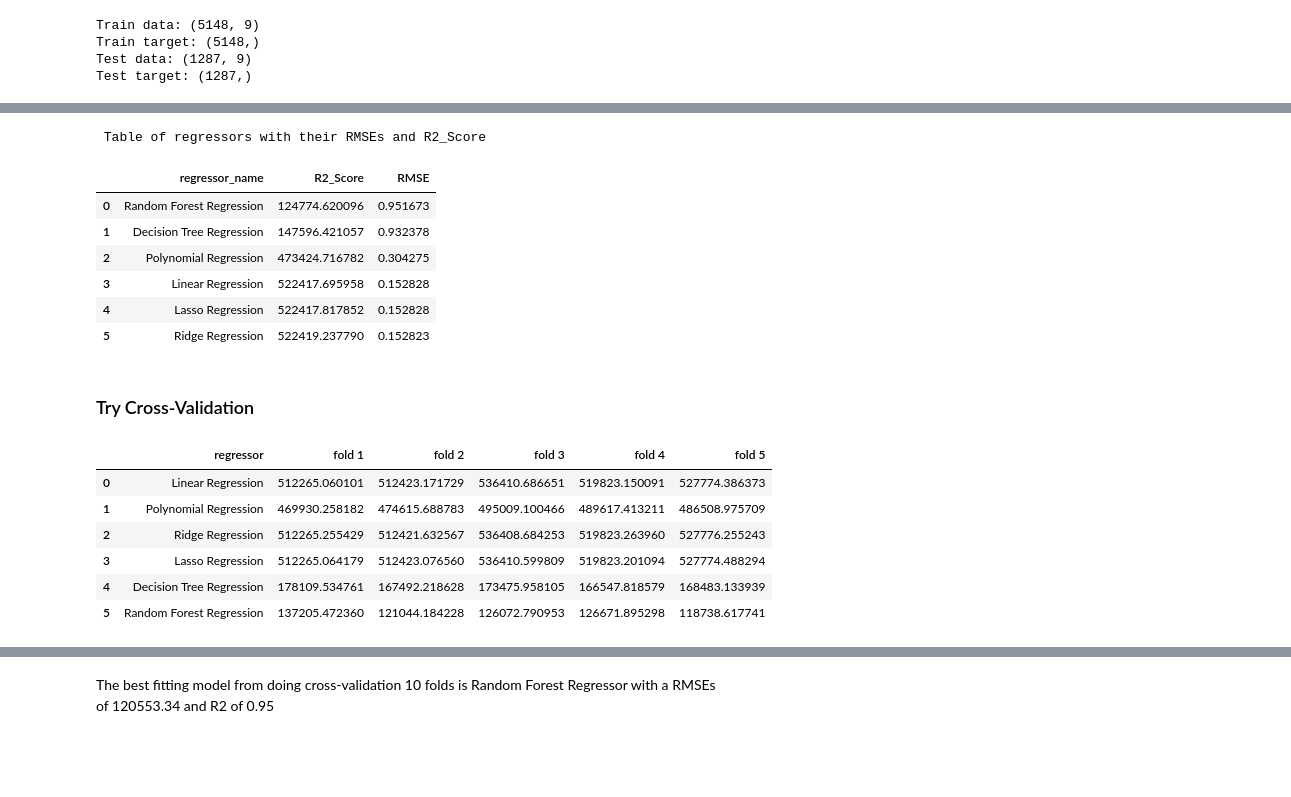
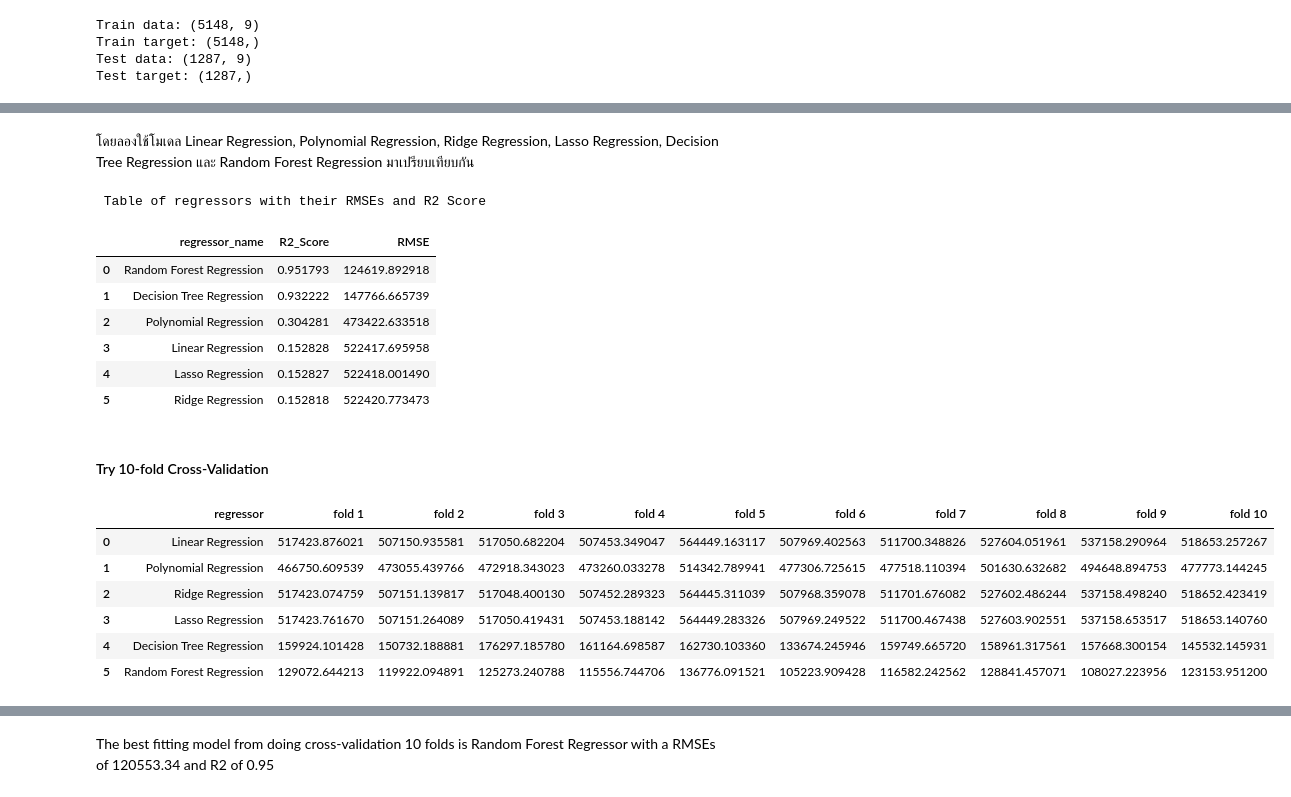
Before and after one commit to SatNichapon/DSI205_project, a Jupyter notebook: DSI205project.ipynb, the cells around one changed output, grey strips where cells are left out. Drawn from its saved outputs; the diff is of its cells as text; code cells hidden in the pictures; blank space fills up the shorter version.

```diff
--- a/DSI205project.ipynb
+++ b/DSI205project.ipynb
@@ -463,7 +350,8 @@ pd.DataFrame(X_scaled)
 # %% [markdown]
 Split Train and Test data
 # %%
-X_train, X_test, y_train, y_test = train_test_split(X_scaled, y, test_size=0.2, random_state=42)
+# แบ่งข้อมูล train test อัตราส่วน 80 : 20
+X_train, X_test, y_train, y_test = train_test_split(X, y, test_size=0.2, random_state=42)
 # %%
 print(f'Train data: {X_train.shape}')
 print(f'Train target: {y_train.shape}')
@@ -479 +367,3 @@ Train Model
+# %% [markdown]
+โดยลองใช้โมเดล Linear Regression, Polynomial Regression, Ridge Regression, Lasso Regression, Decision Tree Regression และ Random Forest Regression มาเปรียบเทียบกัน
 # %%
@@ -514,21 +408,23 @@ regressors = [linear_regressor, polynomial_regressor, ridge_regressor,
 regressor_names = ['Linear Regression', 'Polynomial Regression', 'Ridge Regression',
                    'Lasso Regression', 'Decision Tree Regression', 'Random Forest Regression']
 # %%
-print('\033[1m Table of regressors with their RMSEs and R2_Score')
-evaluate_regressors_rmses(regressors, regressor_names, X_train, y_train, X_test, y_test)
+# เรียกใช้ฟังก์ชัน evaluate_regressors_rmses_r2
+print('\033[1m Table of regressors with their RMSEs and R2 Score')
+evaluate_regressors_rmses_r2(regressors, regressor_names, X_train, y_train, X_test, y_test)
 # %% [output]
- Table of regressors with their RMSEs and R2_Score
+ Table of regressors with their RMSEs and R2 Score
 |  | regressor_name | R2_Score | RMSE |
-| 0 | Random Forest Regression | 124774.620096 | 0.951673 |
-| 1 | Decision Tree Regression | 147596.421057 | 0.932378 |
-| 2 | Polynomial Regression | 473424.716782 | 0.304275 |
-| 3 | Linear Regression | 522417.695958 | 0.152828 |
-| 4 | Lasso Regression | 522417.817852 | 0.152828 |
-| 5 | Ridge Regression | 522419.237790 | 0.152823 |
+| 0 | Random Forest Regression | 0.951793 | 124619.892918 |
+| 1 | Decision Tree Regression | 0.932222 | 147766.665739 |
+| 2 | Polynomial Regression | 0.304281 | 473422.633518 |
+| 3 | Linear Regression | 0.152828 | 522417.695958 |
+| 4 | Lasso Regression | 0.152827 | 522418.001490 |
+| 5 | Ridge Regression | 0.152818 | 522420.773473 |
 # %% [markdown]
-### Try Cross-Validation
+#### Try 10-fold Cross-Validation
 # %%
-def compare_cross_val(regressors, X_train, y_train, cv=10, scoring='neg_root_mean_squared_error'):
+# สร้างฟังก์ชัน compare_cross_val ที่รับค่า regressors, X_train, y_train โดยฟังก์ชันจะทำการ train โมเดล ทำนาย y_pred และ return ค่า RMSE และ R squared
+def compare_cross_val(regressors, X_train, y_train, cv=10, scoring='r2'):
 
   if scoring[:3] != 'neg':
     scores = [cross_val_score(regressor, X_train, y_train, cv=cv, scoring=scoring) for regressor in regressors]
@@ -543,13 +439,13 @@ def compare_cross_val(regressors, X_train, y_train, cv=10, scoring='neg_root_mea
 
   return cross_df
 # %%
-compare_cross_val(regressors, X_train, y_train, cv=5, scoring='neg_root_mean_squared_error')
+compare_cross_val(regressors, X_train, y_train, cv=10, scoring='neg_root_mean_squared_error')
 # %% [output]
-|  | regressor | fold 1 | fold 2 | fold 3 | fold 4 | fold 5 |
-| 0 | Linear Regression | 512265.060101 | 512423.171729 | 536410.686651 | 519823.150091 | 527774.386373 |
-| 1 | Polynomial Regression | 469930.258182 | 474615.688783 | 495009.100466 | 489617.413211 | 486508.975709 |
-| 2 | Ridge Regression | 512265.255429 | 512421.632567 | 536408.684253 | 519823.263960 | 527776.255243 |
-| 3 | Lasso Regression | 512265.064179 | 512423.076560 | 536410.599809 | 519823.201094 | 527774.488294 |
-| 4 | Decision Tree Regression | 178109.534761 | 167492.218628 | 173475.958105 | 166547.818579 | 168483.133939 |
-| 5 | Random Forest Regression | 137205.472360 | 121044.184228 | 126072.790953 | 126671.895298 | 118738.617741 |
+|  | regressor | fold 1 | fold 2 | fold 3 | fold 4 | fold 5 | fold 6 | fold 7 | fold 8 | fold 9 | fold 10 |
+| 0 | Linear Regression | 517423.876021 | 507150.935581 | 517050.682204 | 507453.349047 | 564449.163117 | 507969.402563 | 511700.348826 | 527604.051961 | 537158.290964 | 518653.257267 |
+| 1 | Polynomial Regression | 466750.609539 | 473055.439766 | 472918.343023 | 473260.033278 | 514342.789941 | 477306.725615 | 477518.110394 | 501630.632682 | 494648.894753 | 477773.144245 |
+| 2 | Ridge Regression | 517423.074759 | 507151.139817 | 517048.400130 | 507452.289323 | 564445.311039 | 507968.359078 | 511701.676082 | 527602.486244 | 537158.498240 | 518652.423419 |
+| 3 | Lasso Regression | 517423.761670 | 507151.264089 | 517050.419431 | 507453.188142 | 564449.283326 | 507969.249522 | 511700.467438 | 527603.902551 | 537158.653517 | 518653.140760 |
+| 4 | Decision Tree Regression | 159924.101428 | 150732.188881 | 176297.185780 | 161164.698587 | 162730.103360 | 133674.245946 | 159749.665720 | 158961.317561 | 157668.300154 | 145532.145931 |
+| 5 | Random Forest Regression | 129072.644213 | 119922.094891 | 125273.240788 | 115556.744706 | 136776.091521 | 105223.909428 | 116582.242562 | 128841.457071 | 108027.223956 | 123153.951200 |
 # %%
```
Also changed, not shown: parts of 89 cells of this notebook.
